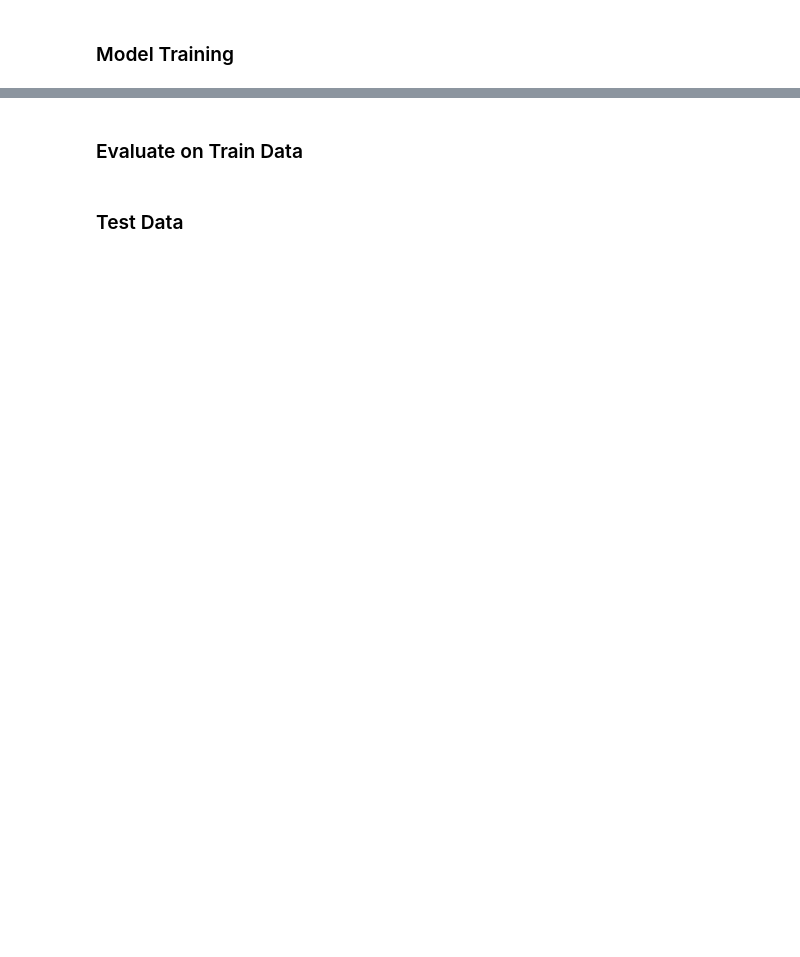
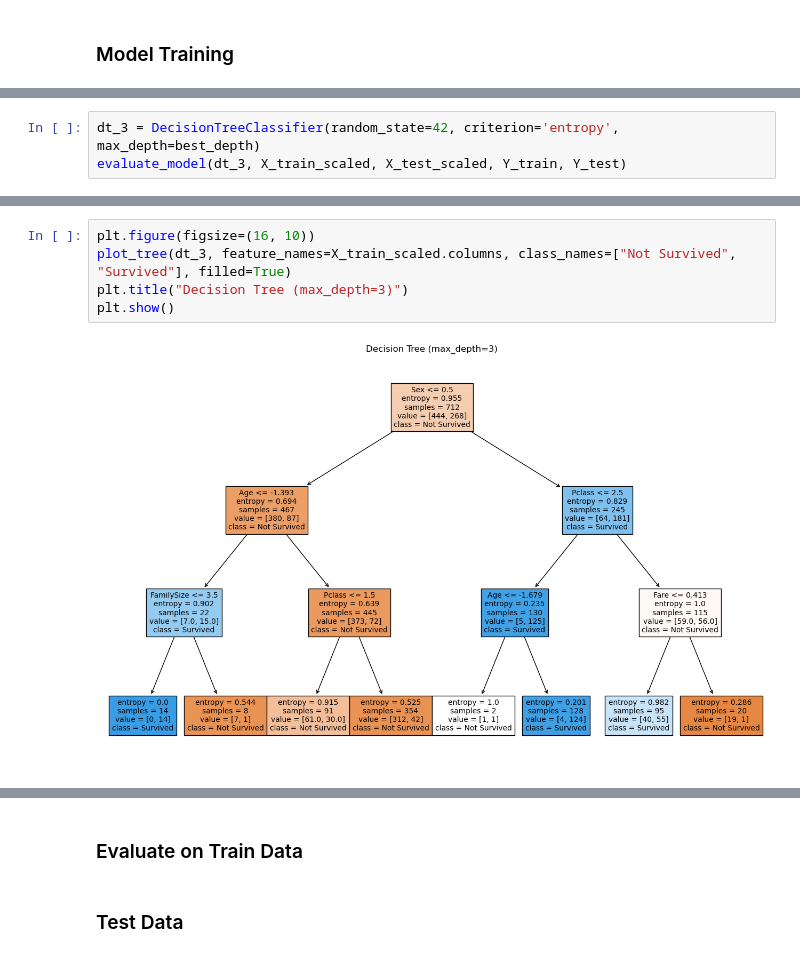
Before and after one commit to Graceyujung/Kaggle, a Jupyter notebook: Kaggle/titanic/titanic.ipynb, the cells around one changed output, grey strips where cells are left out. Saved outputs shown, nothing was run; the diff lists cells and outputs as text; blank space fills up the shorter version.

```diff
--- a/Kaggle/titanic/titanic.ipynb
+++ b/Kaggle/titanic/titanic.ipynb
@@ -365,0 +620,3 @@ X_train, X_test, Y_train, Y_test = train_test_split(X, Y, test_size=0.2, random_
+# %%
+dt_3 = DecisionTreeClassifier(random_state=42, criterion='entropy', max_depth=best_depth)
+evaluate_model(dt_3, X_train_scaled, X_test_scaled, Y_train, Y_test)
@@ -365,0 +647,7 @@ X_train, X_test, Y_train, Y_test = train_test_split(X, Y, test_size=0.2, random_
+# %%
+plt.figure(figsize=(16, 10))
+plot_tree(dt_3, feature_names=X_train_scaled.columns, class_names=["Not Survived", "Survived"], filled=True)
+plt.title("Decision Tree (max_depth=3)")
+plt.show()
+# %% [output]
+[figure, added]
```
Also changed, not shown: parts of 55 cells of this notebook.
